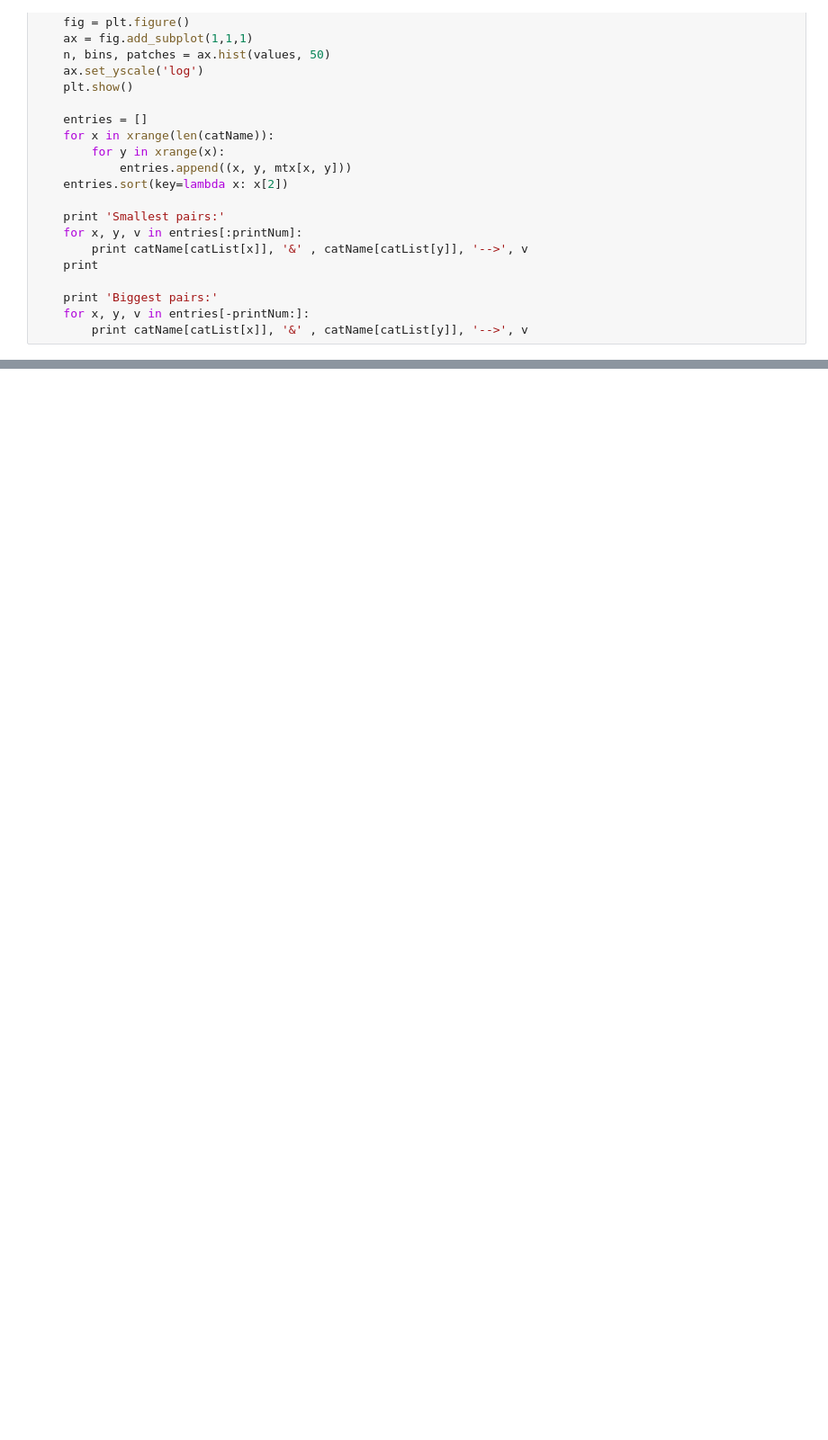
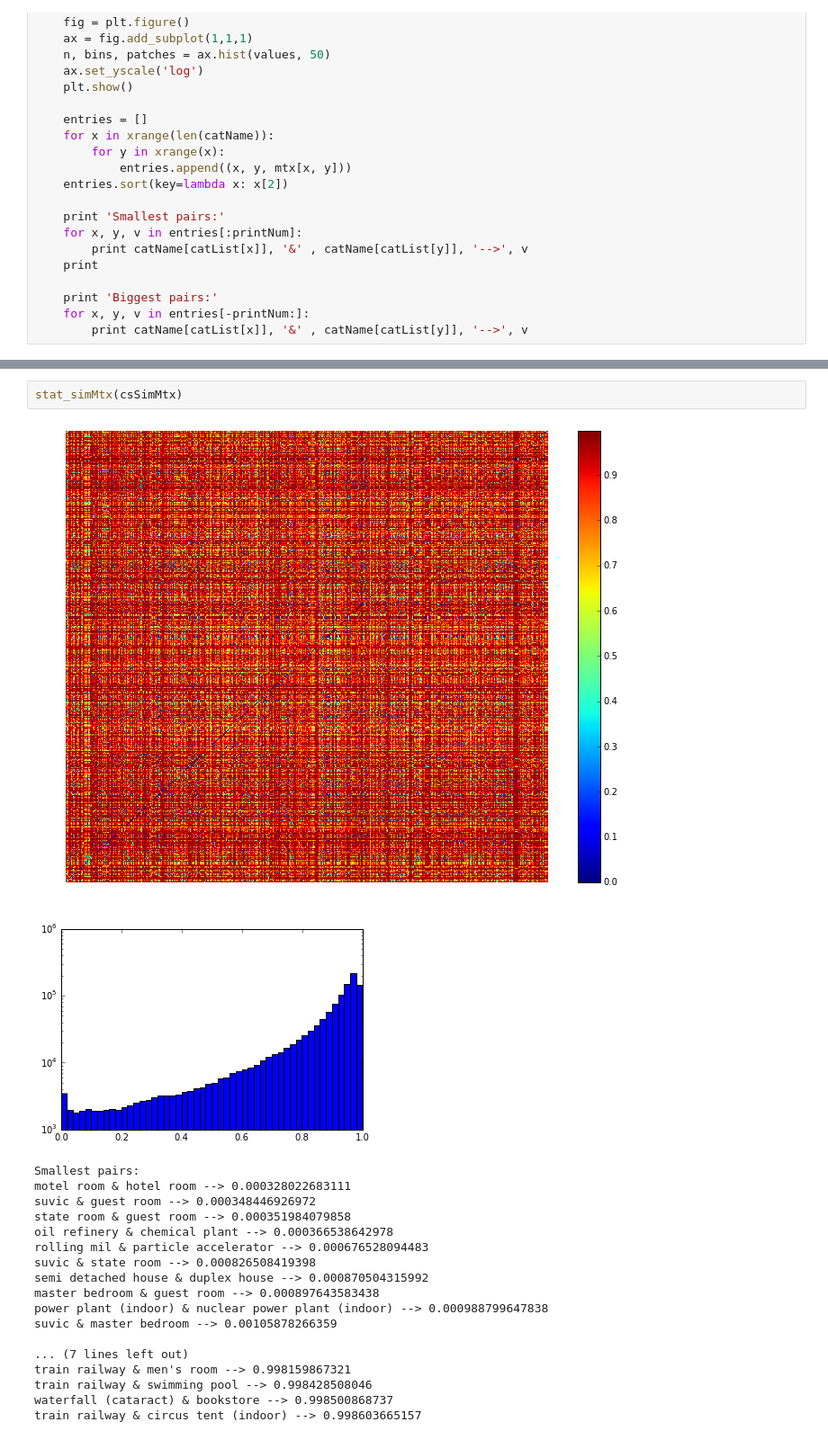
Before and after one commit to Y-W/CategoryTaxonomy, a Jupyter notebook: desc_sim.ipynb, the cells around one changed output, grey strips where cells are left out. Shown at 90% size. Cells and saved outputs as stored; diff of their text form; blank space fills up the shorter version.

```diff
--- a/desc_sim.ipynb
+++ b/desc_sim.ipynb
@@ -196,0 +330,22 @@ wave & stadium --> 0.653589039889
+# %%
+stat_simMtx(csSimMtx)
+# %% [output]
+[figure, added]
+[figure, added]
+Smallest pairs:
+motel room & hotel room --> 0.000328022683111
+suvic & guest room --> 0.000348446926972
+state room & guest room --> 0.000351984079858
+oil refinery & chemical plant --> 0.000366538642978
+rolling mil & particle accelerator --> 0.000676528094483
+suvic & state room --> 0.000826508419398
+semi detached house & duplex house --> 0.000870504315992
+master bedroom & guest room --> 0.000897643583438
+power plant (indoor) & nuclear power plant (indoor) --> 0.000988799647838
+suvic & master bedroom --> 0.00105878266359
+
+... (7 lines left out)
+train railway & men's room --> 0.998159867321
+train railway & swimming pool --> 0.998428508046
+waterfall (cataract) & bookstore --> 0.998500868737
+train railway & circus tent (indoor) --> 0.998603665157
```
Also changed, not shown: parts of 13 cells of this notebook.
